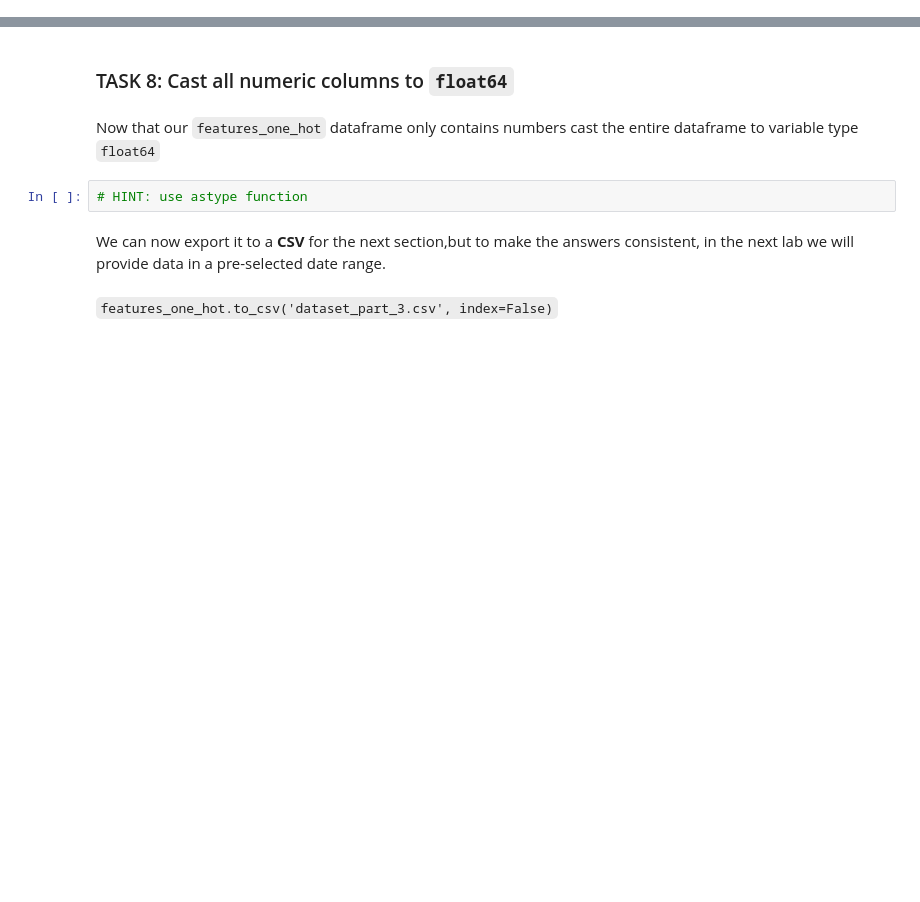
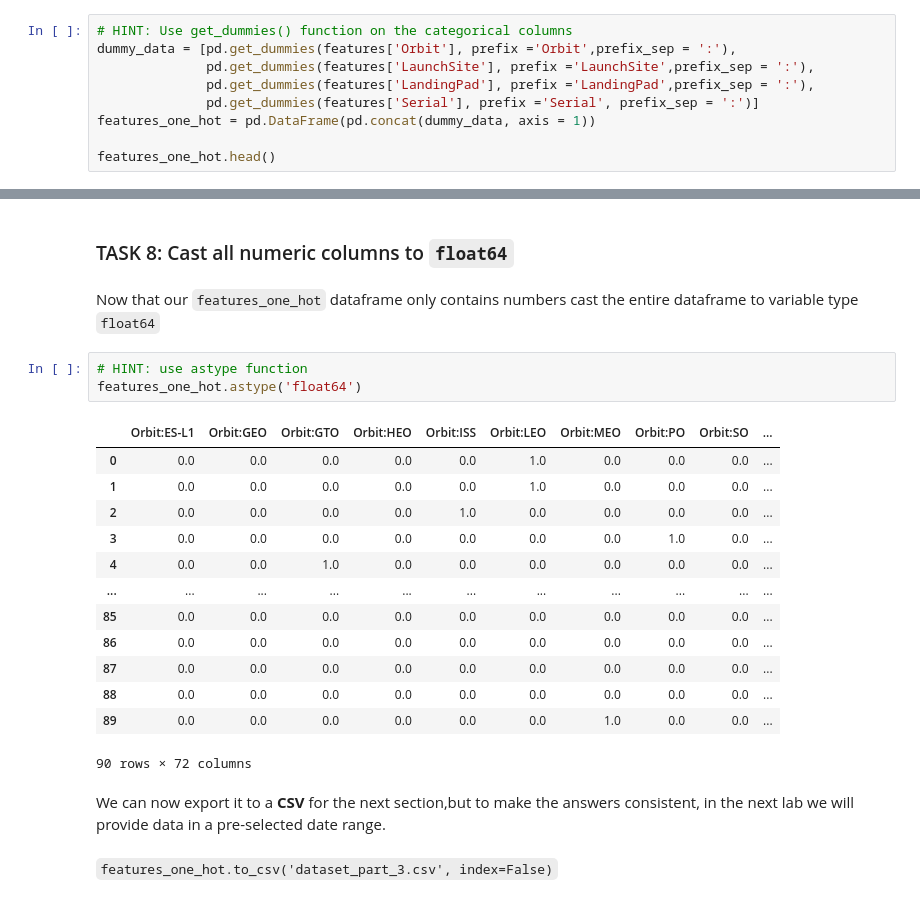
Before and after one commit to safiee5871/Coursera-Data-Science, a Jupyter notebook: EDA with Visualization.ipynb, the cells around one changed output, grey strips where cells are left out. Saved outputs shown, nothing was run; the diff lists cells and outputs as text; blank space fills up the shorter version.

```diff
--- a/EDA with Visualization.ipynb
+++ b/EDA with Visualization.ipynb
@@ -192,0 +211,9 @@ Use the function <code>get_dummies</code> and <code>features</code> dataframe to
+# %%
+# HINT: Use get_dummies() function on the categorical columns
+dummy_data = [pd.get_dummies(features['Orbit'], prefix ='Orbit',prefix_sep = ':'),
+              pd.get_dummies(features['LaunchSite'], prefix ='LaunchSite',prefix_sep = ':'),
+              pd.get_dummies(features['LandingPad'], prefix ='LandingPad',prefix_sep = ':'),
+              pd.get_dummies(features['Serial'], prefix ='Serial', prefix_sep = ':')]
+features_one_hot = pd.DataFrame(pd.concat(dummy_data, axis = 1))
+
+features_one_hot.head()
@@ -196,6 +231,21 @@ Use the function <code>get_dummies</code> and <code>features</code> dataframe to
 Now that our <code>features_one_hot</code> dataframe only contains numbers cast the entire dataframe to variable type <code>float64</code>
 # %%
 # HINT: use astype function
+features_one_hot.astype('float64')
+# %% [output]
+|  | Orbit:ES-L1 | Orbit:GEO | Orbit:GTO | Orbit:HEO | Orbit:ISS | Orbit:LEO | Orbit:MEO | Orbit:PO | Orbit:SO | ... |
+| 0 | 0.0 | 0.0 | 0.0 | 0.0 | 0.0 | 1.0 | 0.0 | 0.0 | 0.0 | ... |
+| 1 | 0.0 | 0.0 | 0.0 | 0.0 | 0.0 | 1.0 | 0.0 | 0.0 | 0.0 | ... |
+| 2 | 0.0 | 0.0 | 0.0 | 0.0 | 1.0 | 0.0 | 0.0 | 0.0 | 0.0 | ... |
+| 3 | 0.0 | 0.0 | 0.0 | 0.0 | 0.0 | 0.0 | 0.0 | 1.0 | 0.0 | ... |
+| 4 | 0.0 | 0.0 | 1.0 | 0.0 | 0.0 | 0.0 | 0.0 | 0.0 | 0.0 | ... |
+| ... | ... | ... | ... | ... | ... | ... | ... | ... | ... | ... |
+| 85 | 0.0 | 0.0 | 0.0 | 0.0 | 0.0 | 0.0 | 0.0 | 0.0 | 0.0 | ... |
+| 86 | 0.0 | 0.0 | 0.0 | 0.0 | 0.0 | 0.0 | 0.0 | 0.0 | 0.0 | ... |
+| 87 | 0.0 | 0.0 | 0.0 | 0.0 | 0.0 | 0.0 | 0.0 | 0.0 | 0.0 | ... |
+| 88 | 0.0 | 0.0 | 0.0 | 0.0 | 0.0 | 0.0 | 0.0 | 0.0 | 0.0 | ... |
+| 89 | 0.0 | 0.0 | 0.0 | 0.0 | 0.0 | 0.0 | 1.0 | 0.0 | 0.0 | ... |
+90 rows × 72 columns
 # %% [markdown]
 We can now export it to a <b>CSV</b> for the next section,but to make the answers consistent, in the next lab we will provide data in a pre-selected date range.
 # %% [markdown]
```
Also changed, not shown: parts of 4 cells of this notebook.
